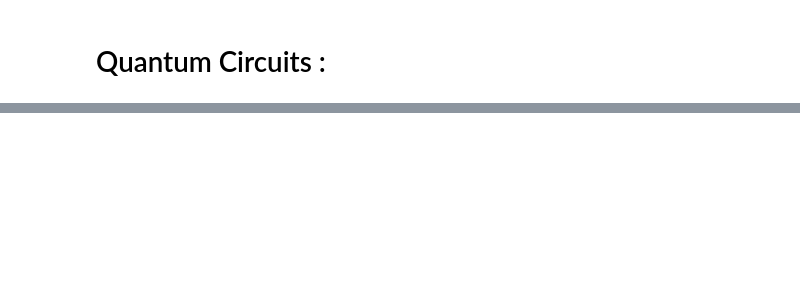
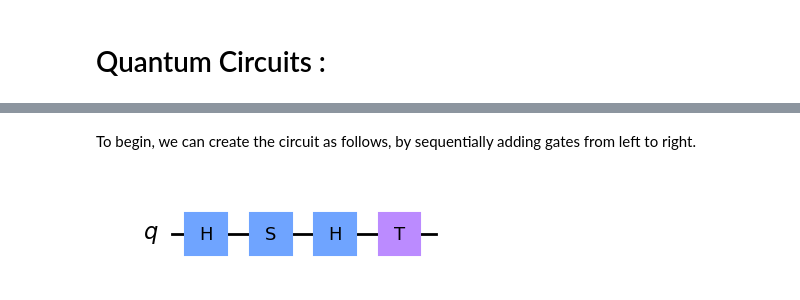
Before and after one commit to PavanCyborg/Qiskit-Notes, a Jupyter notebook: Quantum Computing Full.ipynb, the cells around one changed output, grey strips where cells are left out. Cells and saved outputs as stored; diff of their text form; code cells hidden in the pictures; blank space fills up the shorter version.

Commit message:
" Updated notes in Jupyter notebook Regarding Quantum Circuits"

```diff
--- a/Quantum Computing Full.ipynb
+++ b/Quantum Computing Full.ipynb
@@ -4193,0 +4282,13 @@ $$ |001\rangle$$
+# %% [markdown]
+To begin, we can create the circuit as follows, by sequentially adding gates from left to right.
+# %%
+circuit = QuantumCircuit(1) #Quantum Circuit of 1 Qubit
+
+circuit.h(0) #hadamard gate
+circuit.s(0) #Phase - Operator
+circuit.h(0) #Hadamard -gate
+circuit.t(0) #toffoli-gate
+
+display(circuit.draw("mpl")) #printing the circuit
+# %% [output]
+[figure, added]
```
Also changed, not shown: parts of 48 cells of this notebook, 20 other files.
